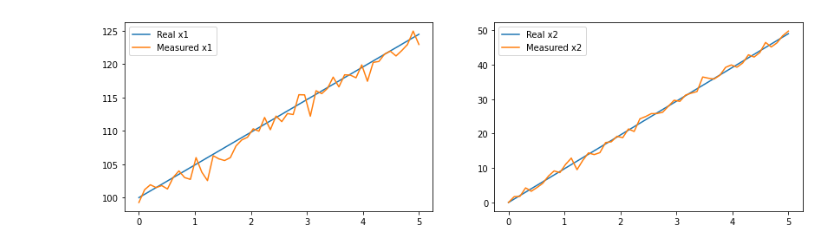
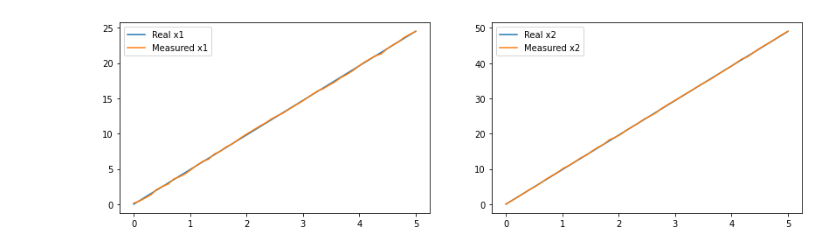
Before and after one commit to emelf/USN-Python-Scripts---Emil, a Jupyter notebook: Kalman Filter Exercises/Multidimentional Kalman Filter Exercise.ipynb, the cells around one changed output. Drawn from its saved outputs; the diff is of its cells as text; code cells hidden in the pictures.

```diff
--- a/Kalman Filter Exercises/Multidimentional Kalman Filter Exercise.ipynb
+++ b/Kalman Filter Exercises/Multidimentional Kalman Filter Exercise.ipynb
@@ -33,44 +36,46 @@ $$\hat{x_{n,n}} = \hat{x_{n,n-1}} + K_{n}(z_{n} - H\hat{x_{n,n-1}})$$
 $$P_{n,n} = (I-K_{n}H)P_{n,n-1}(I-K_{n}H)^{T} + K_{n}R_{n}K_{n}^{T}$$
 # %%
 #Process noise
-sigma_x1 = 1
-sigma_x2 = 1
-sigma_v1 = 1
-sigma_v2 = 1
+sigma_x1 = 0.1
+sigma_x2 = 0.1
+sigma_v1 = 0.1
+sigma_v2 = 0.1
 
 #Measurement Noise
-sigma_mx1 = 1
-sigma_mx2 = 1
+sigma_mx1 = 0.1
+sigma_mx2 = 0.1
 
 #Generate the data: assume constant velocity
 N_steps = 50
 dt = 0.1 #s
 t = np.linspace(0, N_steps*dt, N_steps)
 
 v1_true = np.ones(N_steps)*5 #m/s
 v2_true = np.ones(N_steps)*10 #m/s
 
-x1_0 = 100 #m
+x1_0 = 0 #m
 x2_0 = 0 #m
 
 x1_true = [x1_0 + v*dt*i for i, v in enumerate(v1_true)]
 x2_true = [x2_0 + v*dt*i for i, v in enumerate(v2_true)]
 
 x1_meas = [x+np.random.normal(0, sigma_x1) for x in x1_true]
 x2_meas = [x+np.random.normal(0, sigma_x2) for x in x2_true]
+x1m_sigma = np.ones_like(x1_meas)*sigma_mx1 #Std for measurement x1
+x2m_sigma = np.ones_like(x2_meas)*sigma_mx2 #Std for measurement x2
 
 fig, ax = plt.subplots(1, 2)
 ax[0].plot(t, x1_true, label='Real x1')
 ax[0].plot(t, x1_meas, label='Measured x1')
 ax[0].legend()
 
 ax[1].plot(t, x2_true, label='Real x2')
 ax[1].plot(t, x2_meas, label='Measured x2')
 ax[1].legend()
 
 fig.set_figwidth(14)
 
 plt.show()
 # %% [output]
-[figure, old version]
+[figure, new version]
 # %%
```
Also changed, not shown: parts of 5 cells of this notebook.
